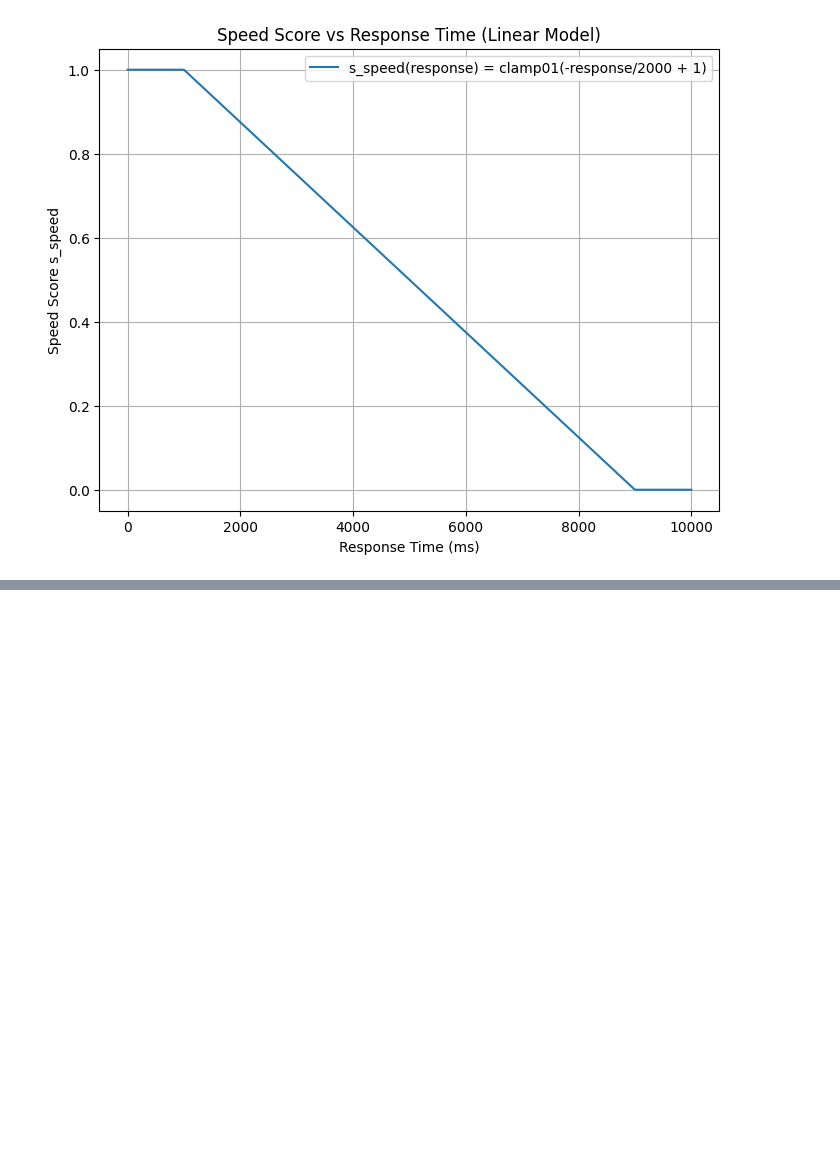
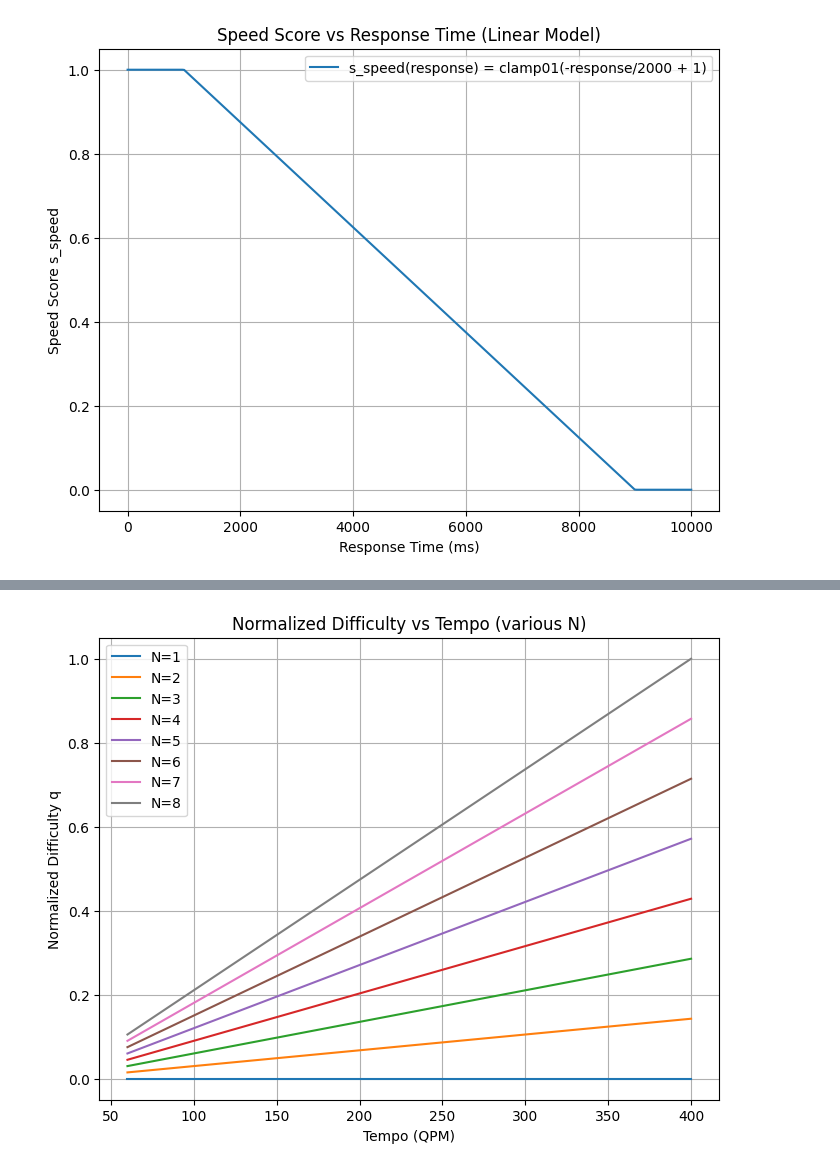
Before and after one commit to Stamehad/EarTrainer, a Jupyter notebook: eartrainer/eartrainer_Cpp/test.ipynb, the cells around one changed output, grey strips where cells are left out. Cells and saved outputs as stored; diff of their text form; code cells hidden in the pictures; blank space fills up the shorter version.

```diff
--- a/eartrainer/eartrainer_Cpp/test.ipynb
+++ b/eartrainer/eartrainer_Cpp/test.ipynb
@@ -510,0 +667,5 @@ plt.show()
+# %%
+BPM = 60
+f = 1.2
+for i in range(15):
+    print(f"{i}) BPM = {BPM * (f)**i:.1f} -> quarter note duration = {60 / (BPM * (f)**i):.2f} seconds")
@@ -510,0 +977,36 @@ plt.show()
+# %%
+# plot difficulty vs tempo for various N
+import numpy as np
+import matplotlib.pyplot as plt
+
+def clip01(x: float) -> float:
+    return max(0.0, min(1.0, x))
+def norm_tempo(t: int, t_min: int, t_max: int) -> float:
+    return clip01((t - t_min) / (t_max - t_min))
+def q_difficulty(N: int, tempo: int, N_max: int, t_min: int, t_max: int, wN: float) -> float:
+    n = (N - 1) / (N_max - 1) if N_max > 1 else 0.0
+    t = norm_tempo(tempo, t_min, t_max)
+    return n * t
+
+N_max = 8
+tempo_min, tempo_max = 20, 400
+wN = 0.9
+tempos = np.linspace(60, tempo_max, 400)
+plt.figure(figsize=(8,6))
+for N in [1, 2, 3, 4, 5, 6, 7, 8]:
+    q_values = [q_difficulty(N, tempo, N_max, tempo_min, tempo_max, wN) for tempo in tempos]
+    plt.plot(tempos, q_values, label=f"N={N}")
+plt.title("Normalized Difficulty vs Tempo (various N)")
+plt.xlabel("Tempo (QPM)")
+plt.ylabel("Normalized Difficulty q")
+plt.legend()
+plt.grid(True)
+plt.show()
+
+# difficulty vs N for tempo=60
+import numpy as np
+import matplotlib.pyplot as plt
+def clip01(x: float) -> float:
+    return max(0.0, min(1.0, x))
+# %% [output]
+[figure, added]
```
Also changed, not shown: parts of 13 cells of this notebook, 10 other files.
